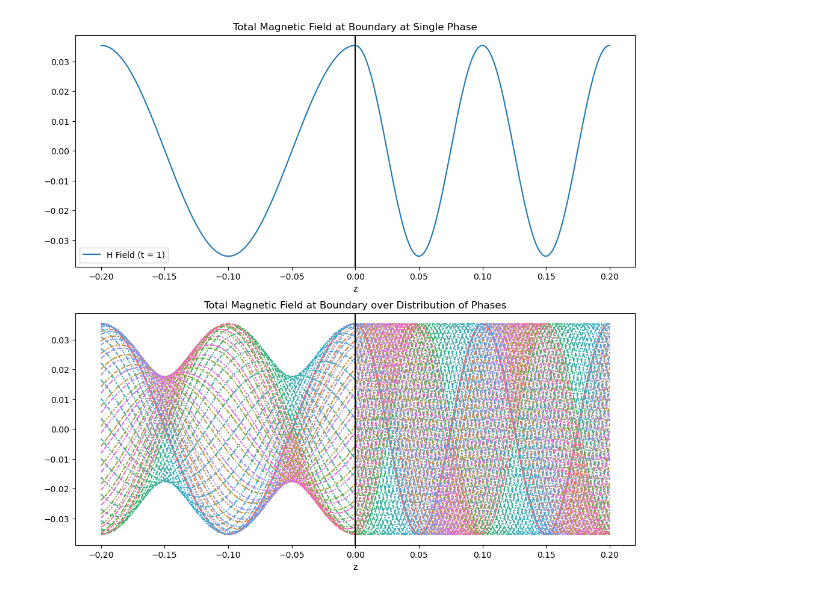
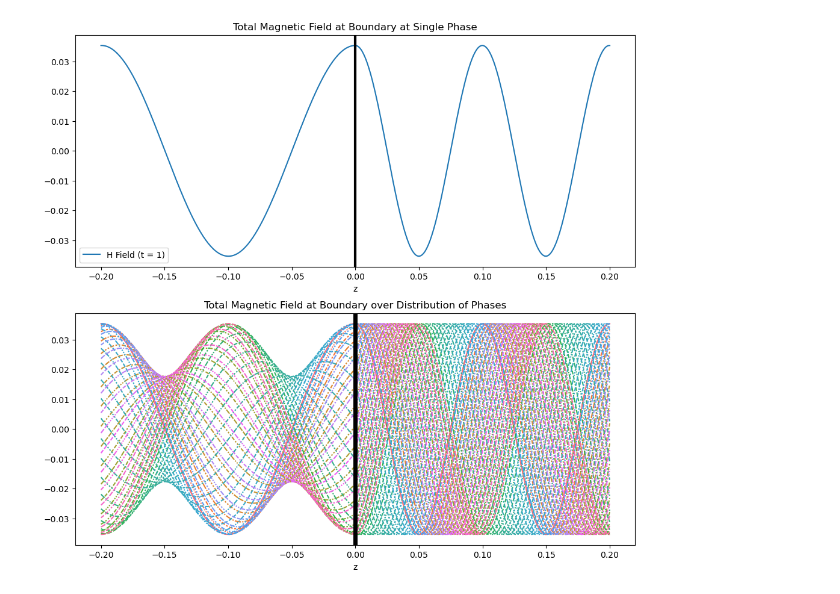
Before and after one commit to Nick-G-1497/principles_of_em_for_SI, a Jupyter notebook: HW8.ipynb, the cells around one changed output. Saved outputs shown, nothing was run; the diff lists cells and outputs as text; code cells hidden in the pictures.

```diff
--- a/HW8.ipynb
+++ b/HW8.ipynb
@@ -63,33 +70,34 @@ for j, t in enumerate(t_lin_space):
             mag_wave_t1[i] = H2_y(z_val, 1)
             mag_wave[i] = H2_y(z_val, t)
     mag_wave_other_t.append(mag_wave)
 
 data_wave = { 'z' : z,
          'H Field (t = 1)' : mag_wave_t1,
          }
 
 data_wave = pd.DataFrame(data_wave)
 data_wave = data_wave.set_index('z')
 
 data_waves = data_wave.copy()
 
 for i, t in enumerate(t_lin_space):
     data_waves[f"t={t}"] = mag_wave_other_t[i]
 
 # Set the width and height of the figure
 fig, axes = plt.subplots(2, 1)
 
 fig.set_size_inches(12, 11)
 
 axes[0].set_title("Total Magnetic Field at Boundary at Single Phase")
 sns.lineplot(data_wave, ax=axes[0])
-axes[0].axvline(x=0, color='black')
+axes[0].axvline(x=0, color='black', lw=3)
+# axes[0].text(2, 6, r'an equation: $E=mc^2$', fontsize=15)#axes[0].text(1, 7, 'Region 1', size=12, math_fontfamily='cm')
 
 # Add title
 axes[1].set_title("Total Magnetic Field at Boundary over Distribution of Phases")
 sns.lineplot(data_waves, ax=axes[1], legend=False)
-axes[1].axvline(x=0, color='black')
+axes[1].axvline(x=0, color='black', lw=5)
 
 fig.show()
 # %% [output]
-[figure, old version]
+[figure, new version]
```
Also changed, not shown: parts of 1 cell of this notebook, 2 other files.
